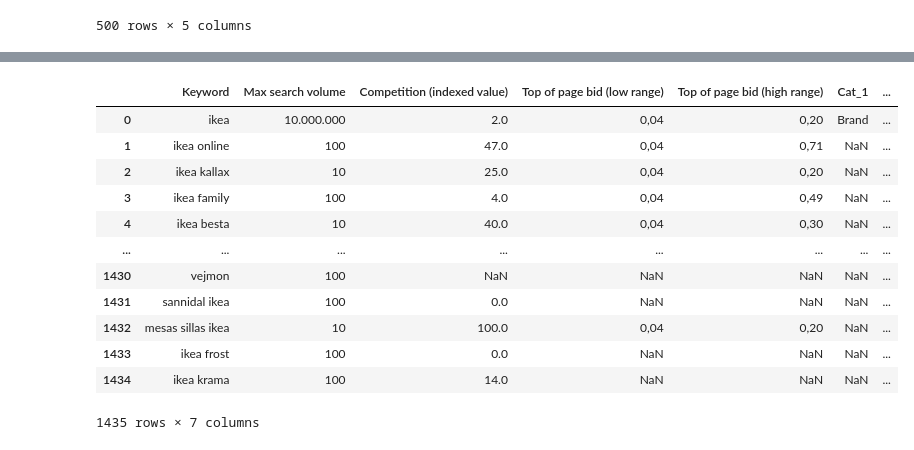
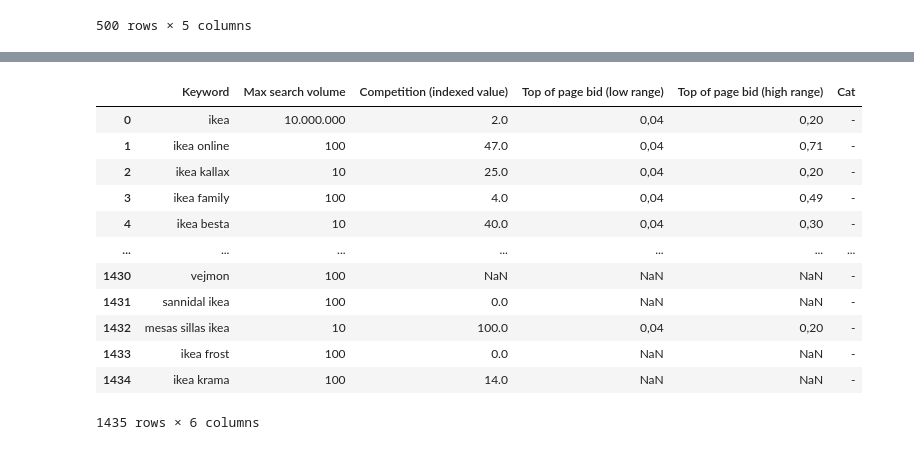
Before and after one commit to marinapm90/keyword_research_tool, a Jupyter notebook: kw_tool.ipynb, the cells around one changed output, grey strips where cells are left out. Saved outputs shown, nothing was run; the diff lists cells and outputs as text; code cells hidden in the pictures.

```diff
--- a/kw_tool.ipynb
+++ b/kw_tool.ipynb
@@ -199,26 +199,27 @@ mydict
 # %%
 def create_category(x):
     for key, values in mydict.items():
         for value in values:
-            if value in x.lower():
-                return values
-    else:
-        return "-"
+            for row in kw.Keyword:
+                if value in row:
+                    return values
+                else:
+                    return "-"
 
 kw['Cat'] = kw['Keyword'].apply(create_category)
 kw
 # %% [output]
-|  | Keyword | Max search volume | Competition (indexed value) | Top of page bid (low range) | Top of page bid (high range) | Cat_1 | ... |
-| 0 | ikea | 10.000.000 | 2.0 | 0,04 | 0,20 | Brand | ... |
-| 1 | ikea online | 100 | 47.0 | 0,04 | 0,71 | NaN | ... |
-| 2 | ikea kallax | 10 | 25.0 | 0,04 | 0,20 | NaN | ... |
-| 3 | ikea family | 100 | 4.0 | 0,04 | 0,49 | NaN | ... |
-| 4 | ikea besta | 10 | 40.0 | 0,04 | 0,30 | NaN | ... |
-| ... | ... | ... | ... | ... | ... | ... | ... |
-| 1430 | vejmon | 100 | NaN | NaN | NaN | NaN | ... |
-| 1431 | sannidal ikea | 100 | 0.0 | NaN | NaN | NaN | ... |
-| 1432 | mesas sillas ikea | 10 | 100.0 | 0,04 | 0,20 | NaN | ... |
-| 1433 | ikea frost | 100 | 0.0 | NaN | NaN | NaN | ... |
-| 1434 | ikea krama | 100 | 14.0 | NaN | NaN | NaN | ... |
+|  | Keyword | Max search volume | Competition (indexed value) | Top of page bid (low range) | Top of page bid (high range) | Cat |
+| 0 | ikea | 10.000.000 | 2.0 | 0,04 | 0,20 | - |
+| 1 | ikea online | 100 | 47.0 | 0,04 | 0,71 | - |
+| 2 | ikea kallax | 10 | 25.0 | 0,04 | 0,20 | - |
+| 3 | ikea family | 100 | 4.0 | 0,04 | 0,49 | - |
+| 4 | ikea besta | 10 | 40.0 | 0,04 | 0,30 | - |
+| ... | ... | ... | ... | ... | ... | ... |
+| 1430 | vejmon | 100 | NaN | NaN | NaN | - |
+| 1431 | sannidal ikea | 100 | 0.0 | NaN | NaN | - |
+| 1432 | mesas sillas ikea | 10 | 100.0 | 0,04 | 0,20 | - |
+| 1433 | ikea frost | 100 | 0.0 | NaN | NaN | - |
+| 1434 | ikea krama | 100 | 14.0 | NaN | NaN | - |
-1435 rows × 7 columns
+1435 rows × 6 columns
 # %%
```
Also changed, not shown: parts of 4 cells of this notebook.
